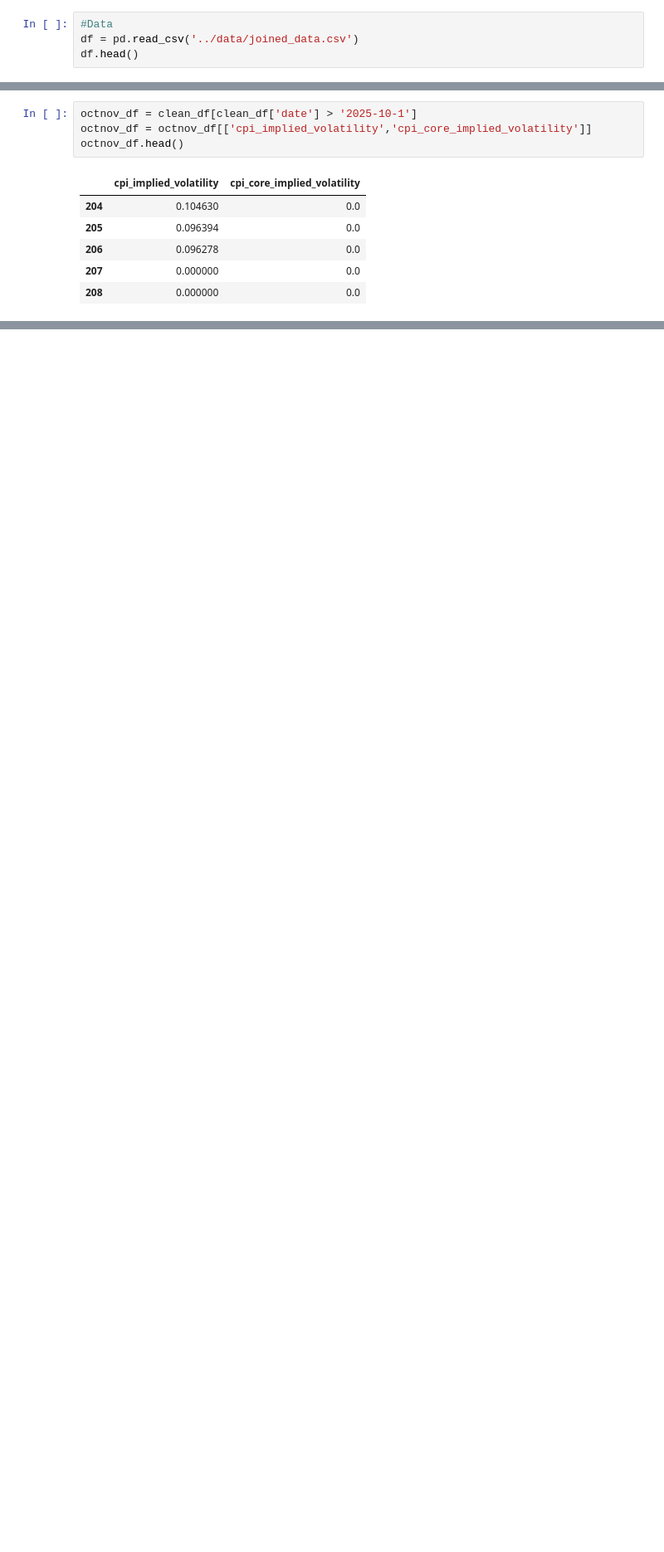
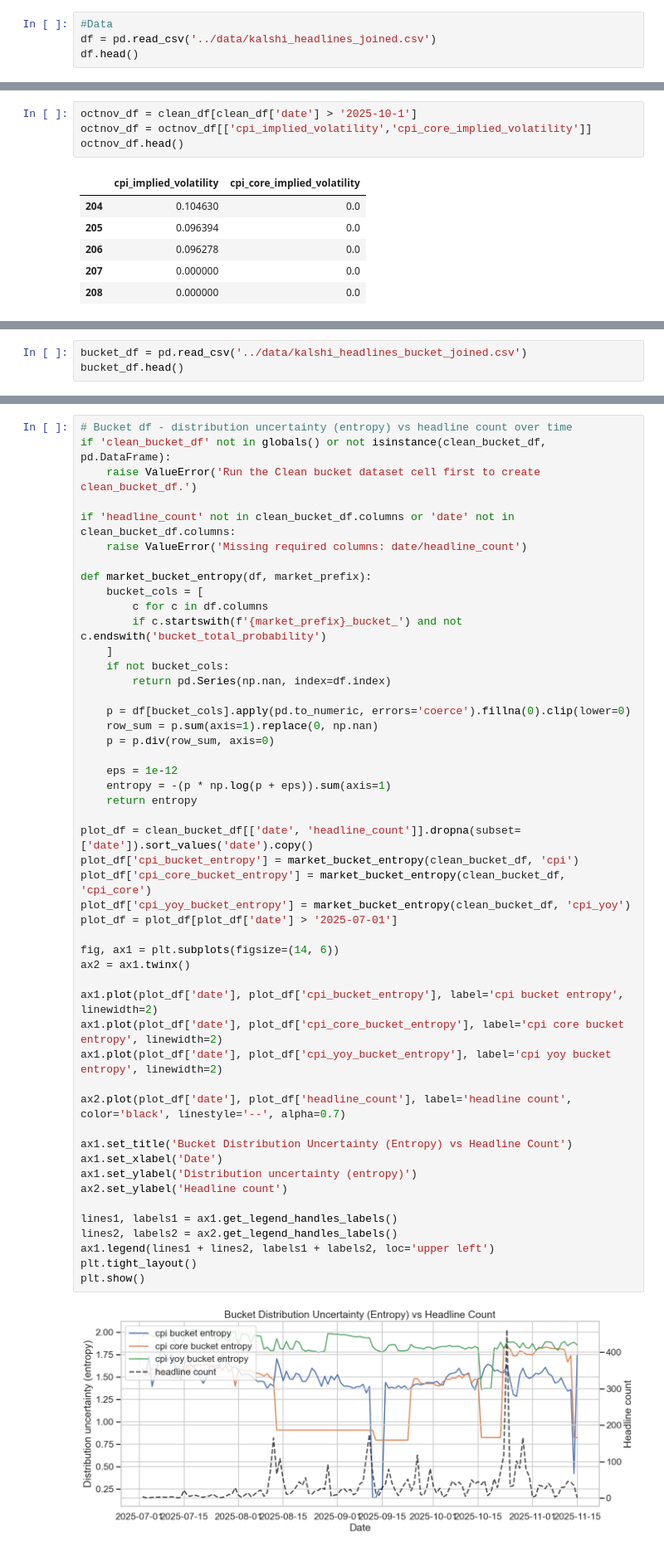
Before and after one commit to gabes19/kalshi-news-signal, a Jupyter notebook: notebook/01_cpi_analysis.ipynb, the cells around one changed output, grey strips where cells are left out. Shown at 83% size. Drawn from its saved outputs; the diff is of its cells as text; blank space fills up the shorter version.

```diff
--- a/notebook/01_cpi_analysis.ipynb
+++ b/notebook/01_cpi_analysis.ipynb
@@ -23,7 +23,7 @@ pd.set_option("display.width", 160)
 sns.set_theme(style="whitegrid", context="talk")
 # %%
 #Data
-df = pd.read_csv('../data/joined_data.csv')
+df = pd.read_csv('../data/kalshi_headlines_joined.csv')
 df.head()
 # %% [output]
 |  | date | headline_count | mean_sentiment | median_sentiment | sentiment_std | sentiment_min | ... |
@@ -185,0 +188,3 @@ octnov_df.head()
+# %%
+bucket_df = pd.read_csv('../data/kalshi_headlines_bucket_joined.csv')
+bucket_df.head()
@@ -185,0 +272,51 @@ octnov_df.head()
+# %%
+# Bucket df - distribution uncertainty (entropy) vs headline count over time
+if 'clean_bucket_df' not in globals() or not isinstance(clean_bucket_df, pd.DataFrame):
+    raise ValueError('Run the Clean bucket dataset cell first to create clean_bucket_df.')
+
+if 'headline_count' not in clean_bucket_df.columns or 'date' not in clean_bucket_df.columns:
+    raise ValueError('Missing required columns: date/headline_count')
+
+def market_bucket_entropy(df, market_prefix):
+    bucket_cols = [
+        c for c in df.columns
+        if c.startswith(f'{market_prefix}_bucket_') and not c.endswith('bucket_total_probability')
+    ]
+    if not bucket_cols:
+        return pd.Series(np.nan, index=df.index)
+
+    p = df[bucket_cols].apply(pd.to_numeric, errors='coerce').fillna(0).clip(lower=0)
+    row_sum = p.sum(axis=1).replace(0, np.nan)
+    p = p.div(row_sum, axis=0)
+
+    eps = 1e-12
+    entropy = -(p * np.log(p + eps)).sum(axis=1)
+    return entropy
+
+plot_df = clean_bucket_df[['date', 'headline_count']].dropna(subset=['date']).sort_values('date').copy()
+plot_df['cpi_bucket_entropy'] = market_bucket_entropy(clean_bucket_df, 'cpi')
+plot_df['cpi_core_bucket_entropy'] = market_bucket_entropy(clean_bucket_df, 'cpi_core')
+plot_df['cpi_yoy_bucket_entropy'] = market_bucket_entropy(clean_bucket_df, 'cpi_yoy')
+plot_df = plot_df[plot_df['date'] > '2025-07-01']
+
+fig, ax1 = plt.subplots(figsize=(14, 6))
+ax2 = ax1.twinx()
+
+ax1.plot(plot_df['date'], plot_df['cpi_bucket_entropy'], label='cpi bucket entropy', linewidth=2)
+ax1.plot(plot_df['date'], plot_df['cpi_core_bucket_entropy'], label='cpi core bucket entropy', linewidth=2)
+ax1.plot(plot_df['date'], plot_df['cpi_yoy_bucket_entropy'], label='cpi yoy bucket entropy', linewidth=2)
+
+ax2.plot(plot_df['date'], plot_df['headline_count'], label='headline count', color='black', linestyle='--', alpha=0.7)
+
+ax1.set_title('Bucket Distribution Uncertainty (Entropy) vs Headline Count')
+ax1.set_xlabel('Date')
+ax1.set_ylabel('Distribution uncertainty (entropy)')
+ax2.set_ylabel('Headline count')
+
+lines1, labels1 = ax1.get_legend_handles_labels()
+lines2, labels2 = ax2.get_legend_handles_labels()
+ax1.legend(lines1 + lines2, labels1 + labels2, loc='upper left')
+plt.tight_layout()
+plt.show()
+# %% [output]
+[figure, added]
```
Also changed, not shown: parts of 16 cells of this notebook.
